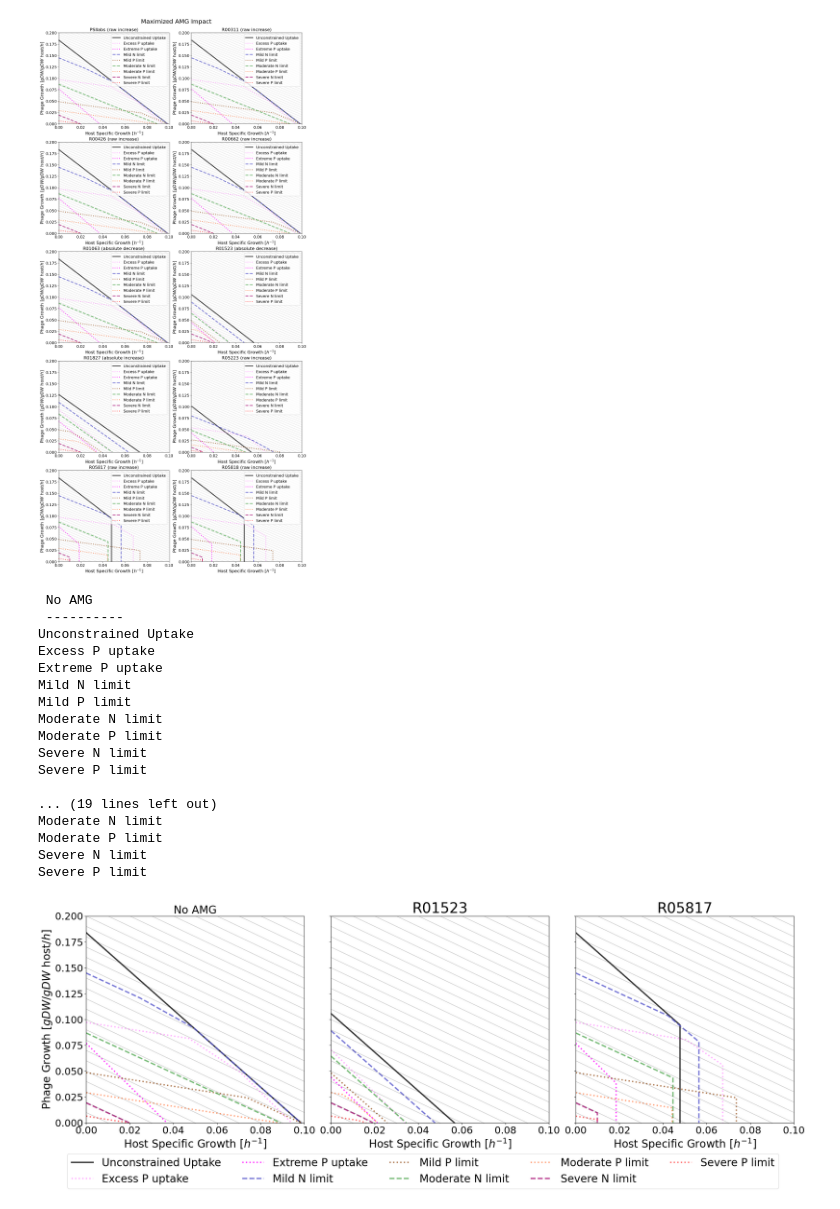
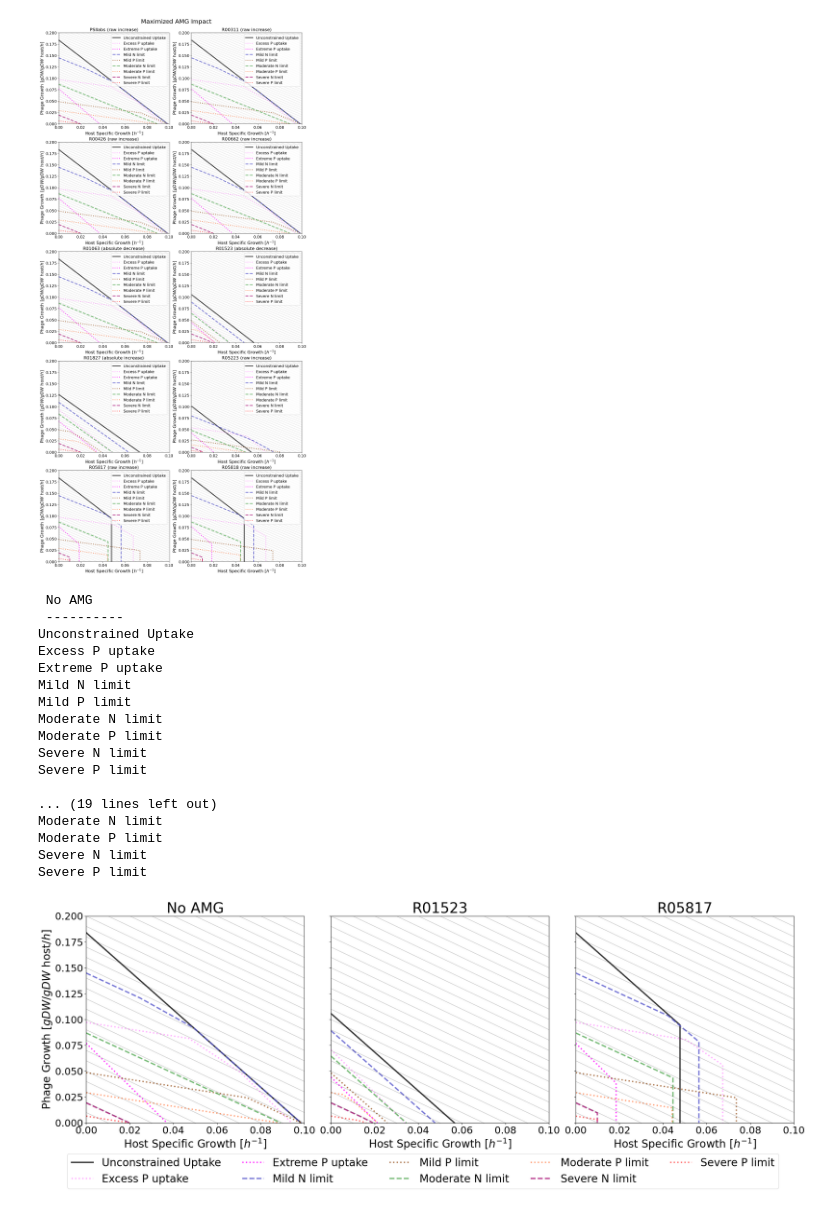
Before and after one commit to NWBRaVE/p-hm2-amgs-in-med4, a Jupyter notebook: host_vs_phage_biomass.ipynb, the cells around one changed output. Saved outputs shown, nothing was run; the diff lists cells and outputs as text; code cells hidden in the pictures.

Commit message:
fixed typo in title font size

```diff
--- a/host_vs_phage_biomass.ipynb
+++ b/host_vs_phage_biomass.ipynb
@@ -348,32 +348,32 @@ for (amg, direction), ax in zip(amgs_example.items(), axs.flatten()):
     ax.tick_params(labelsize=22)
     ax.legend().remove()
     if direction:
         ax.set_title(f"{amg}", fontsize=32)
     else:
-        ax.set_title(amg, fontsize=24)
+        ax.set_title(amg, fontsize=32)
 handles, labels = plt.gca().get_legend_handles_labels()
 by_label = dict(zip(labels, handles))
 fig.legend(
     by_label, fontsize=24, ncols=5, loc="lower center", bbox_to_anchor=(0.5, -0.15)
 )
 fig.tight_layout()
 plt.show()
 # %% [output]
  No AMG
  ----------
 Unconstrained Uptake
 Excess P uptake
 Extreme P uptake
 Mild N limit
 Mild P limit
 Moderate N limit
 Moderate P limit
 Severe N limit
 Severe P limit
 
 ... (19 lines left out)
 Moderate N limit
 Moderate P limit
 Severe N limit
 Severe P limit
-[figure, old version]
+[figure, new version]
```
Also changed, not shown: 1 other file.
